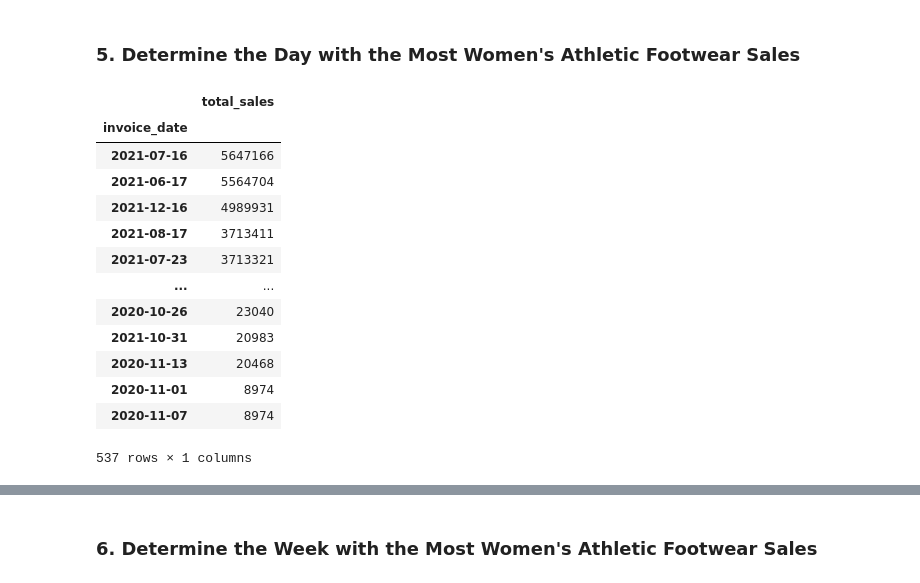
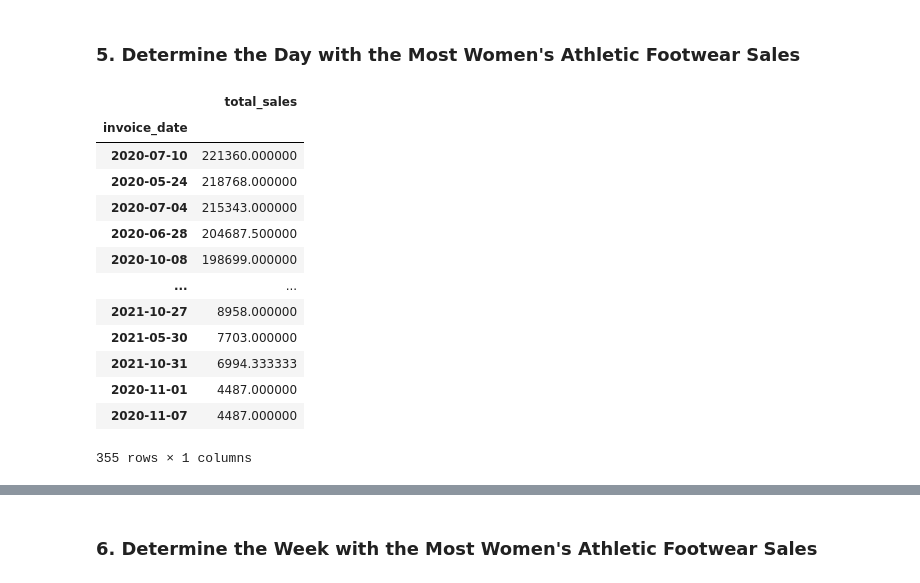
Before and after one commit to jrios46/athletic_sales_analysis, a Jupyter notebook: athletic_sales_analysis_starter_code.ipynb, the cells around one changed output, grey strips where cells are left out. Saved outputs shown, nothing was run; the diff lists cells and outputs as text; code cells hidden in the pictures.

```diff
--- a/athletic_sales_analysis_starter_code.ipynb
+++ b/athletic_sales_analysis_starter_code.ipynb
@@ -388,32 +388,32 @@ women_footwear_pivot.head()
 # %%
 # Create a pivot table with the 'invoice_date' column is the index, and the "total_sales" as the values.
 
 invoice_women_footwear = combined_data[[ "invoice_date", "total_sales","units_sold","product"]]
-invoice_women_footwear_filtered = invoice_women_footwear.loc[(women_footwear['product'].str.contains("Women"))]
+invoice_women_footwear_filtered = invoice_women_footwear.loc[(women_footwear['product'].str.contains("Women's Athletic Footwear"))]
 
 day_women_footwear_pivot = pd.pivot_table(invoice_women_footwear_filtered,
                                 index=['invoice_date'],
-                                values='total_sales', aggfunc=sum,)
+                                values='total_sales')
 
 day_women_footwear_pivot = day_women_footwear_pivot.sort_values(by=['total_sales'], ascending=False)
 # Optional: Rename the "total_sales" column to "Total Sales"
 
 day_women_footwear_pivot
 # Show the table.
 # %% [output]
 |  | total_sales |
 | invoice_date |  |
-| 2021-07-16 | 5647166 |
-| 2021-06-17 | 5564704 |
-| 2021-12-16 | 4989931 |
-| 2021-08-17 | 3713411 |
-| 2021-07-23 | 3713321 |
+| 2020-07-10 | 221360.000000 |
+| 2020-05-24 | 218768.000000 |
+| 2020-07-04 | 215343.000000 |
+| 2020-06-28 | 204687.500000 |
+| 2020-10-08 | 198699.000000 |
 | ... | ... |
-| 2020-10-26 | 23040 |
-| 2021-10-31 | 20983 |
-| 2020-11-13 | 20468 |
-| 2020-11-01 | 8974 |
-| 2020-11-07 | 8974 |
+| 2021-10-27 | 8958.000000 |
+| 2021-05-30 | 7703.000000 |
+| 2021-10-31 | 6994.333333 |
+| 2020-11-01 | 4487.000000 |
+| 2020-11-07 | 4487.000000 |
-537 rows × 1 columns
+355 rows × 1 columns
 # %%
 # Resample the pivot table into daily bins, and get the total sales for each day.
```
Also changed, not shown: parts of 3 cells of this notebook.
